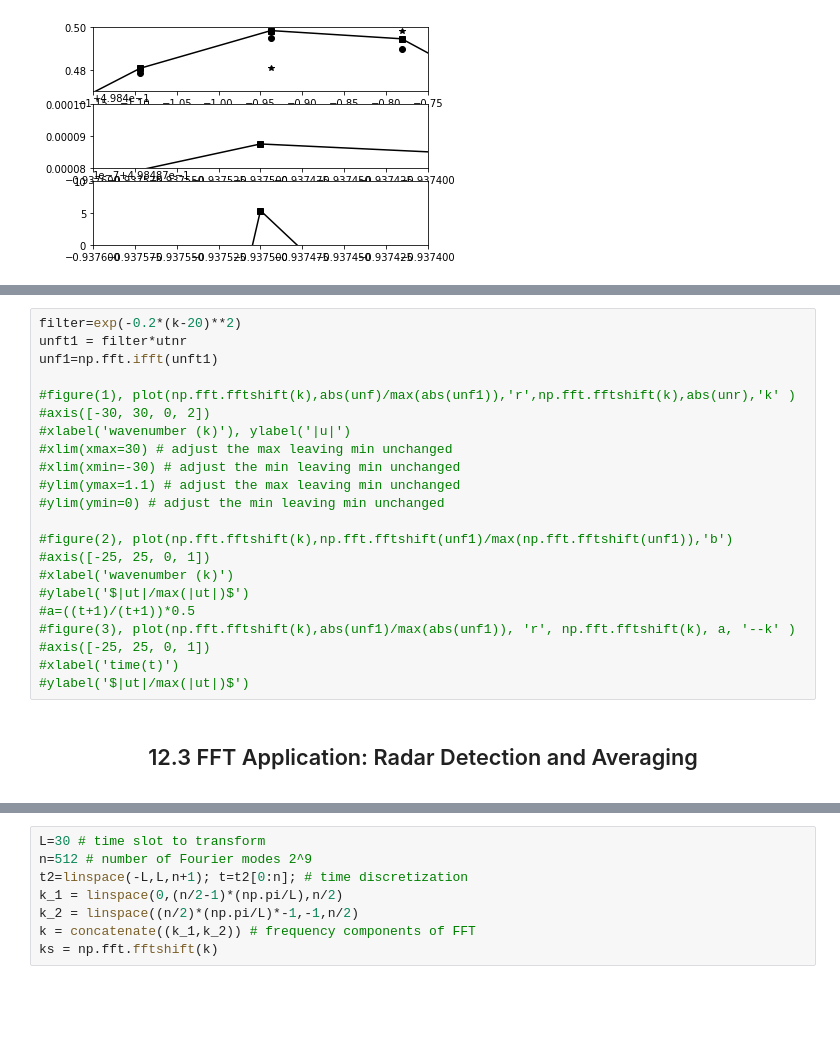
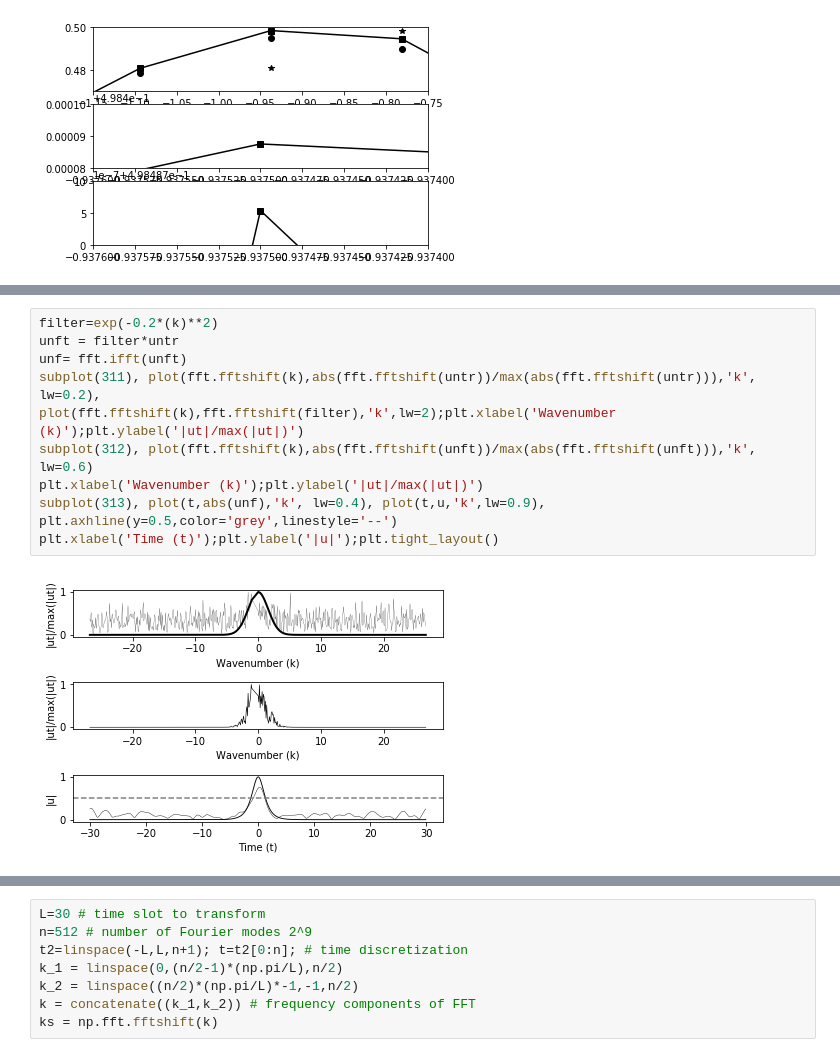
Before and after one commit to jp-gonzalez/Herramientas-Computacionales-IMEC3602, a Jupyter notebook: Taller4/Taller_4.ipynb, the cells around one changed output, grey strips where cells are left out. Saved outputs shown, nothing was run; the diff lists cells and outputs as text; blank space fills up the shorter version.

```diff
--- a/Taller4/Taller_4.ipynb
+++ b/Taller4/Taller_4.ipynb
@@ -188,24 +166,12 @@ unf=np.fft.ifft(unft)
-# %%
-filter=exp(-0.2*(k-20)**2)
-unft1 = filter*utnr
-unf1=np.fft.ifft(unft1)
-
-#figure(1), plot(np.fft.fftshift(k),abs(unf)/max(abs(unf1)),'r',np.fft.fftshift(k),abs(unr),'k' )
-#axis([-30, 30, 0, 2])
-#xlabel('wavenumber (k)'), ylabel('|u|')
-#xlim(xmax=30) # adjust the max leaving min unchanged
-#xlim(xmin=-30) # adjust the min leaving min unchanged
-#ylim(ymax=1.1) # adjust the max leaving min unchanged
-#ylim(ymin=0) # adjust the min leaving min unchanged
-
-#figure(2), plot(np.fft.fftshift(k),np.fft.fftshift(unf1)/max(np.fft.fftshift(unf1)),'b')
-#axis([-25, 25, 0, 1])
-#xlabel('wavenumber (k)')
-#ylabel('$|ut|/max(|ut|)$')
-#a=((t+1)/(t+1))*0.5
-#figure(3), plot(np.fft.fftshift(k),abs(unf1)/max(abs(unf1)), 'r', np.fft.fftshift(k), a, '--k' )
-#axis([-25, 25, 0, 1])
-#xlabel('time(t)')
-#ylabel('$|ut|/max(|ut|)$')
-# %% [markdown]
-<div style="text-align:center"><b><h2>12.3 FFT Application: Radar Detection and Averaging</h2></b>
+# %%
+filter=exp(-0.2*(k)**2)
+unft = filter*untr
+unf= fft.ifft(unft)
+subplot(311), plot(fft.fftshift(k),abs(fft.fftshift(untr))/max(abs(fft.fftshift(untr))),'k', lw=0.2),
+plot(fft.fftshift(k),fft.fftshift(filter),'k',lw=2);plt.xlabel('Wavenumber (k)');plt.ylabel('|ut|/max(|ut|)')
+subplot(312), plot(fft.fftshift(k),abs(fft.fftshift(unft))/max(abs(fft.fftshift(unft))),'k', lw=0.6)
+plt.xlabel('Wavenumber (k)');plt.ylabel('|ut|/max(|ut|)')
+subplot(313), plot(t,abs(unf),'k', lw=0.4), plot(t,u,'k',lw=0.9), plt.axhline(y=0.5,color='grey',linestyle='--')
+plt.xlabel('Time (t)');plt.ylabel('|u|');plt.tight_layout()
+# %% [output]
+[figure, added]
```
Also changed, not shown: parts of 24 cells of this notebook.
